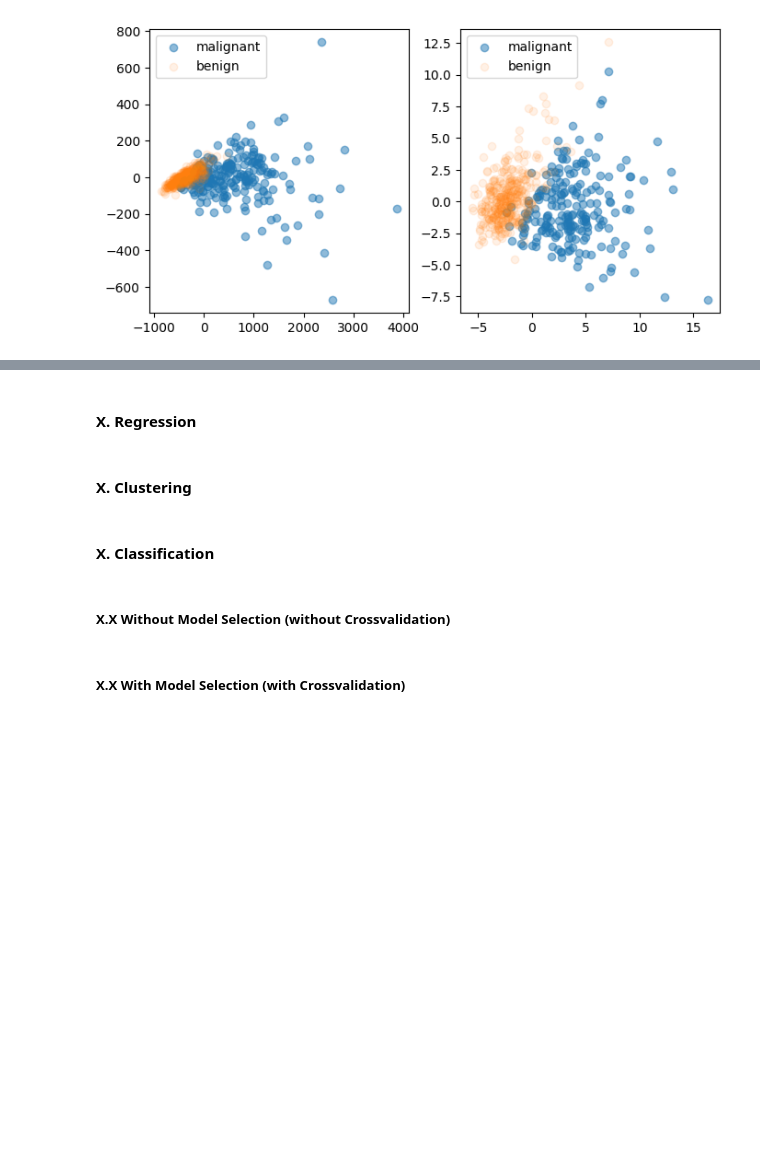
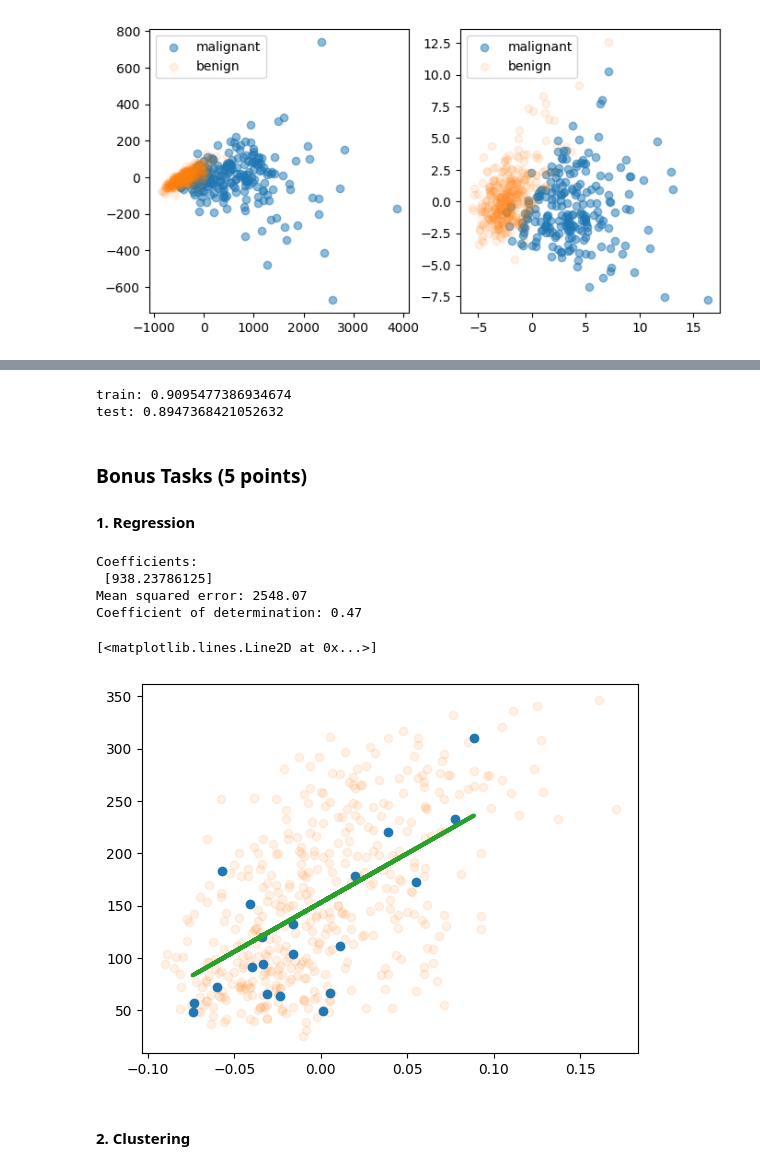
Before and after one commit to digikolleg-data-science-psychology/ads_exercise, a Jupyter notebook: course_directory/ads_exercise/source/10_machine_learning/10_machine_learning.ipynb, the cells around one changed output, grey strips where cells are left out. Drawn from its saved outputs; the diff is of its cells as text; code cells hidden in the pictures; blank space fills up the shorter version.

```diff
--- a/course_directory/ads_exercise/source/10_machine_learning/10_machine_learning.ipynb
+++ b/course_directory/ads_exercise/source/10_machine_learning/10_machine_learning.ipynb
@@ -218,0 +284,9 @@ def split_data(data, labels, test_size):
+# %%
+X_train, X_test, Y_train, Y_test = split_data(df_c, labels, 0.3, labels)
+svc = SVC(kernel="rbf")
+svc.fit(X_train, Y_train)
+print("train:", svc.score(X_train, Y_train))
+print("test:", svc.score(X_test, Y_test))
+# %% [output]
+train: 0.9095477386934674
+test: 0.8947368421052632
@@ -219,2 +295,4 @@ def split_data(data, labels, test_size):
 # %% [markdown]
-#### X. Regression
+### **Bonus Tasks** (5 points)
+
+#### 1. Regression
@@ -221,8 +303,44 @@ def split_data(data, labels, test_size):
+# %%
+diabetes = load_diabetes()
+data_diabetes = diabetes["data"]
+diabetes_y = diabetes["target"]
+# %%
+diabetes_X = data_diabetes[:, np.newaxis, 2]
+
+# Split the data into training/testing sets
+diabetes_X_train = diabetes_X[:-20]
+diabetes_X_test = diabetes_X[-20:]
+
+# Split the targets into training/testing sets
+diabetes_y_train = diabetes_y[:-20]
+diabetes_y_test = diabetes_y[-20:]
+
+# Create linear regression object
+regr = LinearRegression()
+
+# Train the model using the training sets
+regr.fit(diabetes_X_train, diabetes_y_train)
+
+# Make predictions using the testing set
+diabetes_y_pred = regr.predict(diabetes_X_test)
+
+# The coefficients
+print("Coefficients: \n", regr.coef_)
+# The mean squared error
+print("Mean squared error: %.2f" % mean_squared_error(diabetes_y_test, diabetes_y_pred))
+# The coefficient of determination: 1 is perfect prediction
+print("Coefficient of determination: %.2f" % r2_score(diabetes_y_test, diabetes_y_pred))
+
+# Plot outputs
+plt.scatter(diabetes_X_train, diabetes_y_train, color="tab:orange", alpha=0.1)
+plt.scatter(diabetes_X_test, diabetes_y_test, color="tab:blue")
+plt.plot(diabetes_X_test, diabetes_y_pred, color="tab:green", linewidth=3)
+# %% [output]
+Coefficients:
+ [938.23786125]
+Mean squared error: 2548.07
+Coefficient of determination: 0.47
+[<matplotlib.lines.Line2D at 0x...>]
+[figure, added]
 # %% [markdown]
-#### X. Clustering
+#### 2. Clustering
-# %% [markdown]
-#### X. Classification
-# %% [markdown]
-##### X.X Without Model Selection (without Crossvalidation)
-# %% [markdown]
-##### X.X With Model Selection (with Crossvalidation)
```
Also changed, not shown: parts of 62 cells of this notebook.
